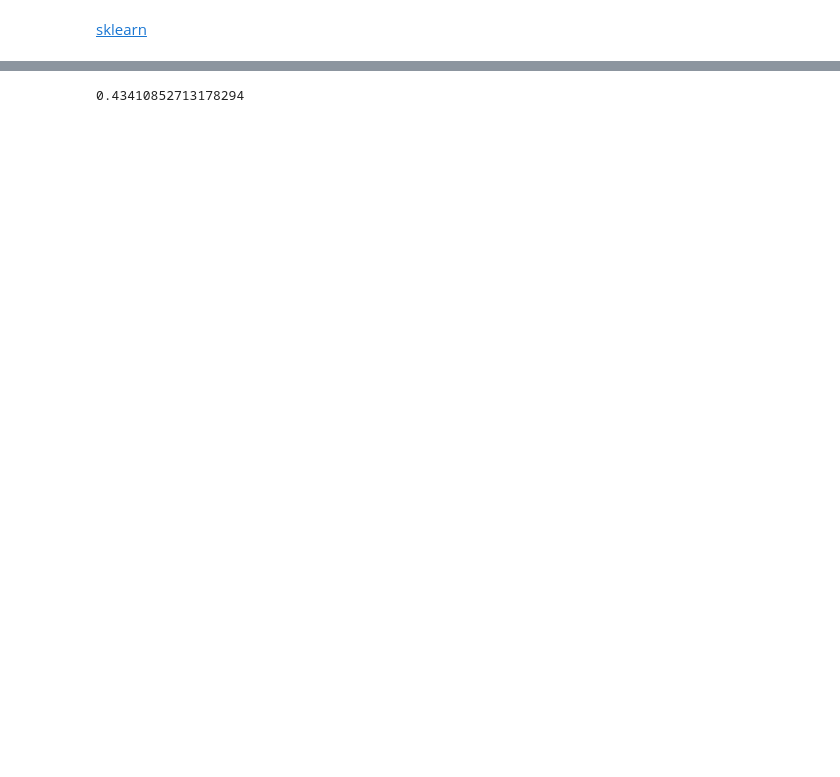
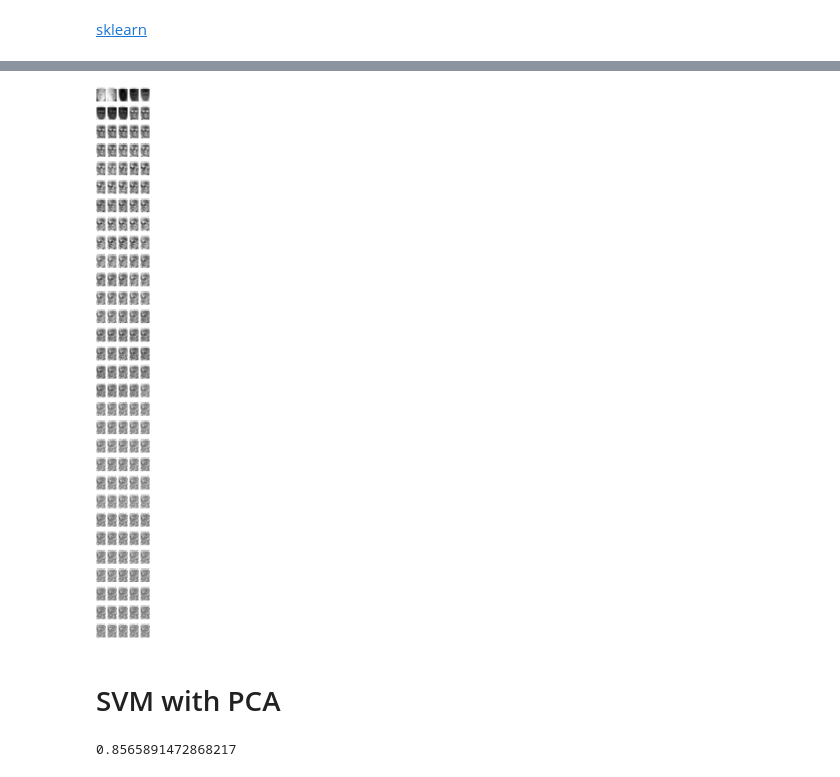
Before and after one commit to YonseiLidar/machine_learning, a Jupyter notebook: pca_face_recognition_sklearn/main.ipynb, the cells around one changed output, grey strips where cells are left out. Cells and saved outputs as stored; diff of their text form; code cells hidden in the pictures; blank space fills up the shorter version.

```diff
--- a/pca_face_recognition_sklearn/main.ipynb
+++ b/pca_face_recognition_sklearn/main.ipynb
@@ -55,0 +138,12 @@ print(model.score(x_test, y_test))
+# %%
+n_components = 150
+n_samples, h, w = people.images.shape
+eigenfaces = pca.components_.reshape((n_components, h, w))
+fig, axes = plt.subplots(nrows=4, ncols=5, figsize=(10,10))
+for i in range(4):
+    for j in range(5):
+        axes[i,j].imshow(eigenfaces[i*5+j], cmap=plt.cm.gray)
+        axes[i,j].set_title('eigenface {}'.format(i*5+j), fontsize=15)
+        axes[i,j].axis('off')
+plt.tight_layout()
+plt.show()
@@ -56,9 +152,26 @@ print(model.score(x_test, y_test))
+# %%
+fig, axes = plt.subplots(nrows=30, ncols=5, figsize=(10,100))
+n = 1
+tmp = 0
+for i in range(30):
+    for j in range(5):
+        tmp += x_test_pca[n, i*5+j] * eigenfaces[i*5+j]
+        axes[i,j].imshow(tmp, cmap=plt.cm.gray)
+        name = people.target_names[y_test[n]]
+        axes[i,j].set_title('{} {}'.format(name, i*5+j), fontsize=15)
+        axes[i,j].axis('off')
+plt.tight_layout()
+plt.show()
+# %% [output]
+[figure, added]
+# %% [markdown]
+# SVM with PCA
 # %%
 model = SVC(C=1000.0, cache_size=200, class_weight='balanced', coef0=0.0,
     decision_function_shape='ovr', degree=3, gamma=0.005, kernel='rbf',
     max_iter=-1, probability=False, random_state=None, shrinking=True,
     tol=0.001, verbose=False)
-model.fit(x_train, y_train)
-print(model.score(x_test, y_test))
+model.fit(x_train_pca, y_train)
+print(model.score(x_test_pca, y_test))
 # %% [output]
-0.43410852713178294
+0.8565891472868217
```
Also changed, not shown: parts of 29 cells of this notebook.
